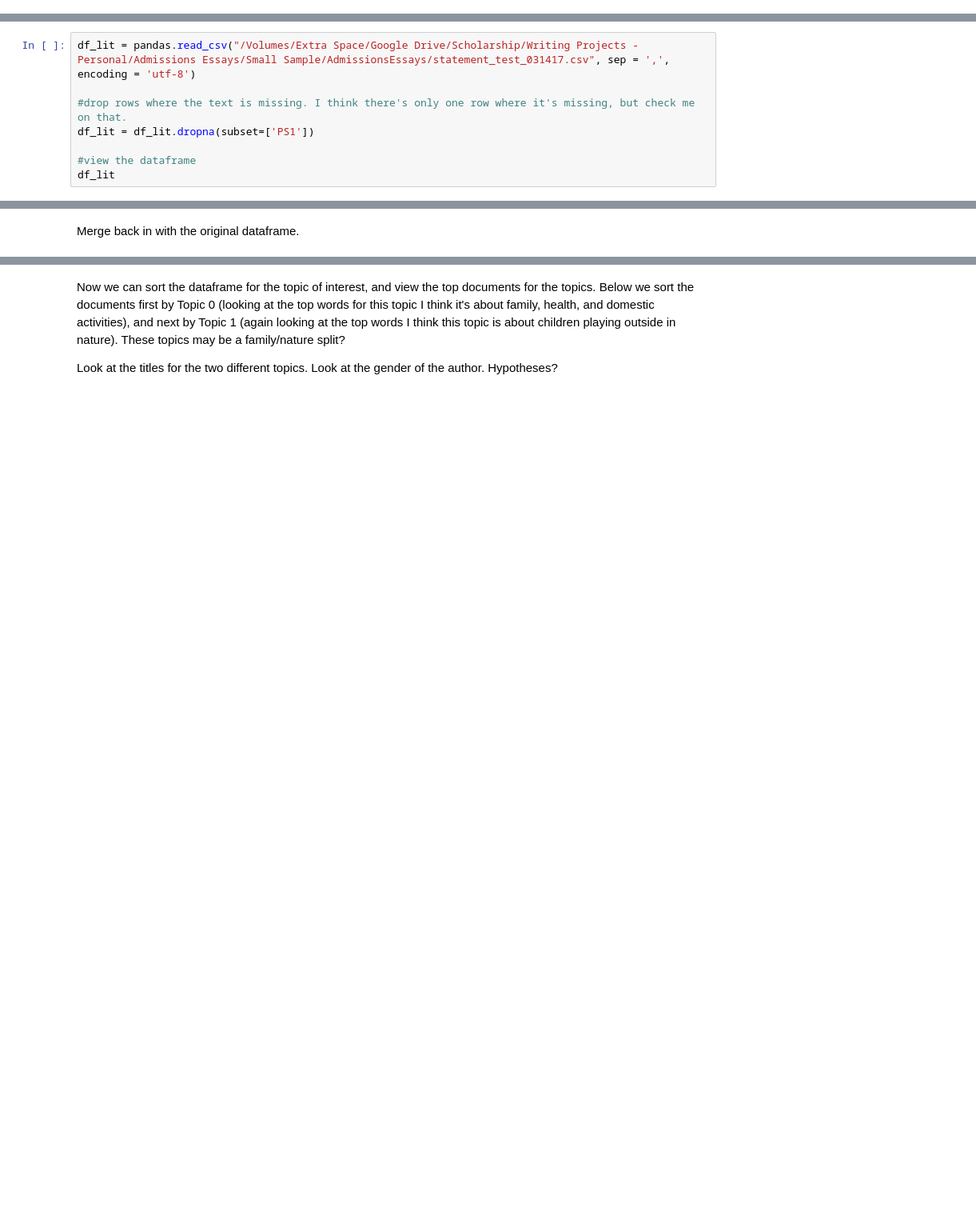
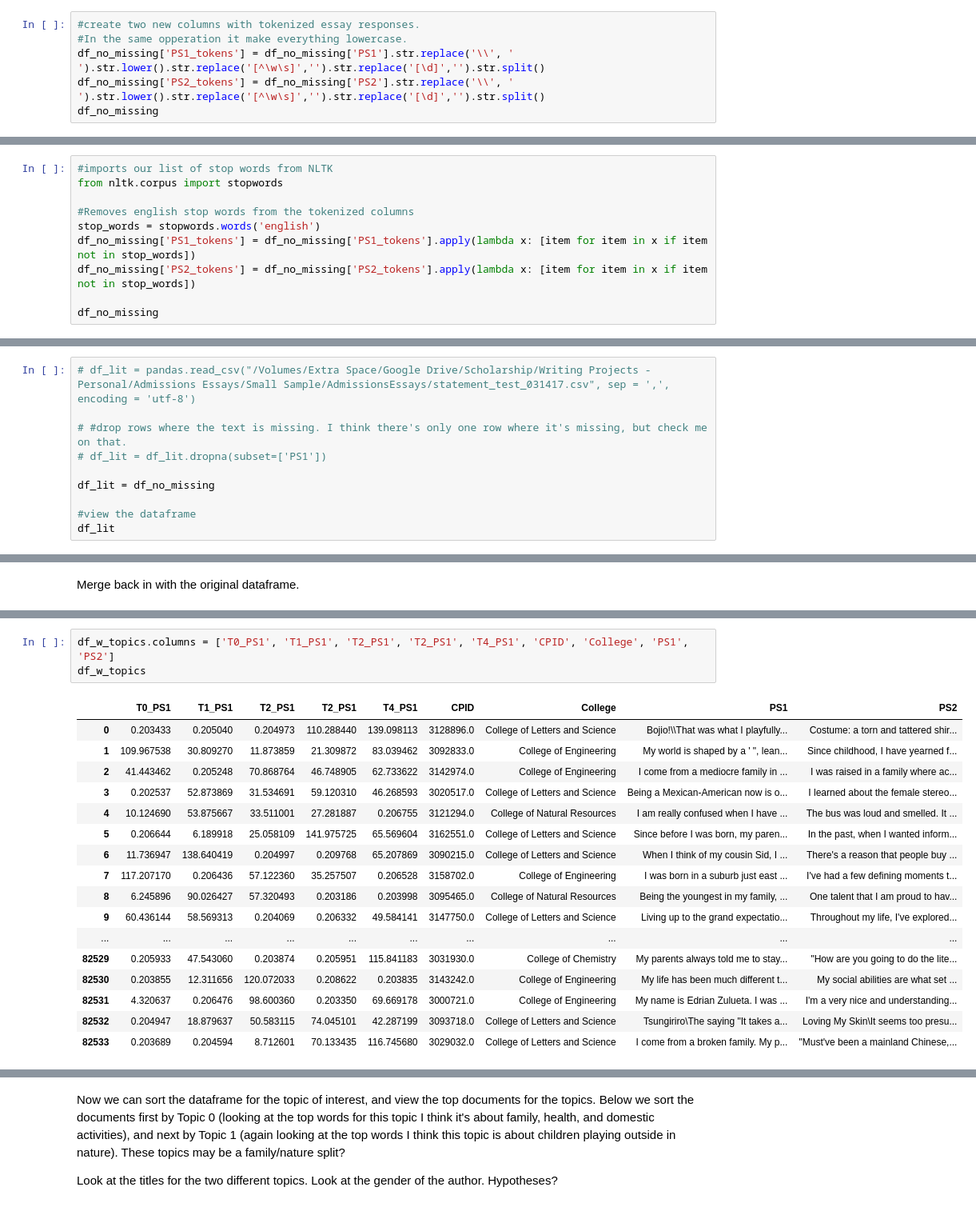
Before and after one commit to BeniamG/Admissions_Essays, a Jupyter notebook: Admissions_Essays_Full_Test_Topic_Modeling.ipynb, the cells around one changed output, grey strips where cells are left out. Shown at 80% size. Drawn from its saved outputs; the diff is of its cells as text; blank space fills up the shorter version.

```diff
--- a/Admissions_Essays_Full_Test_Topic_Modeling.ipynb
+++ b/Admissions_Essays_Full_Test_Topic_Modeling.ipynb
@@ -231,0 +332,6 @@ df_no_missing
+# %%
+#create two new columns with tokenized essay responses.
+#In the same opperation it make everything lowercase.
+df_no_missing['PS1_tokens'] = df_no_missing['PS1'].str.replace('\\', ' ').str.lower().str.replace('[^\w\s]','').str.replace('[\d]','').str.split()
+df_no_missing['PS2_tokens'] = df_no_missing['PS2'].str.replace('\\', ' ').str.lower().str.replace('[^\w\s]','').str.replace('[\d]','').str.split()
+df_no_missing
@@ -231,0 +366,10 @@ df_no_missing
+# %%
+#imports our list of stop words from NLTK
+from nltk.corpus import stopwords
+
+#Removes english stop words from the tokenized columns
+stop_words = stopwords.words('english')
+df_no_missing['PS1_tokens'] = df_no_missing['PS1_tokens'].apply(lambda x: [item for item in x if item not in stop_words])
+df_no_missing['PS2_tokens'] = df_no_missing['PS2_tokens'].apply(lambda x: [item for item in x if item not in stop_words])
+
+df_no_missing
@@ -477,10 +567,12 @@ That page has additional corpora, for those interested in exploring text analysi
 
 I did some minimal cleaning to get the children's literature data in .csv format for our use.
 # %%
-df_lit = pandas.read_csv("/Volumes/Extra Space/Google Drive/Scholarship/Writing Projects - Personal/Admissions Essays/Small Sample/AdmissionsEssays/statement_test_031417.csv", sep = ',', encoding = 'utf-8')
+# df_lit = pandas.read_csv("/Volumes/Extra Space/Google Drive/Scholarship/Writing Projects - Personal/Admissions Essays/Small Sample/AdmissionsEssays/statement_test_031417.csv", sep = ',', encoding = 'utf-8')
 
-#drop rows where the text is missing. I think there's only one row where it's missing, but check me on that.
-df_lit = df_lit.dropna(subset=['PS1'])
+# #drop rows where the text is missing. I think there's only one row where it's missing, but check me on that.
+# df_lit = df_lit.dropna(subset=['PS1'])
+
+df_lit = df_no_missing
 
 #view the dataframe
 df_lit
@@ -569,0 +739,21 @@ df_w_topics
+# %%
+df_w_topics.columns = ['T0_PS1', 'T1_PS1', 'T2_PS1', 'T2_PS1', 'T4_PS1', 'CPID', 'College', 'PS1', 'PS2']
+df_w_topics
+# %% [output]
+|  | T0_PS1 | T1_PS1 | T2_PS1 | T2_PS1 | T4_PS1 | CPID | College | PS1 | PS2 |
+| 0 | 0.203433 | 0.205040 | 0.204973 | 110.288440 | 139.098113 | 3128896.0 | College of Letters and Science | Bojio!\\That was what I playfully... | Costume: a torn and tattered shir... |
+| 1 | 109.967538 | 30.809270 | 11.873859 | 21.309872 | 83.039462 | 3092833.0 | College of Engineering | My world is shaped by a ' ", lean... | Since childhood, I have yearned f... |
+| 2 | 41.443462 | 0.205248 | 70.868764 | 46.748905 | 62.733622 | 3142974.0 | College of Engineering | I come from a mediocre family in ... | I was raised in a family where ac... |
+| 3 | 0.202537 | 52.873869 | 31.534691 | 59.120310 | 46.268593 | 3020517.0 | College of Letters and Science | Being a Mexican-American now is o... | I learned about the female stereo... |
+| 4 | 10.124690 | 53.875667 | 33.511001 | 27.281887 | 0.206755 | 3121294.0 | College of Natural Resources | I am really confused when I have ... | The bus was loud and smelled. It ... |
+| 5 | 0.206644 | 6.189918 | 25.058109 | 141.975725 | 65.569604 | 3162551.0 | College of Letters and Science | Since before I was born, my paren... | In the past, when I wanted inform... |
+| 6 | 11.736947 | 138.640419 | 0.204997 | 0.209768 | 65.207869 | 3090215.0 | College of Letters and Science | When I think of my cousin Sid, I ... | There's a reason that people buy ... |
+| 7 | 117.207170 | 0.206436 | 57.122360 | 35.257507 | 0.206528 | 3158702.0 | College of Engineering | I was born in a suburb just east ... | I've had a few defining moments t... |
+| 8 | 6.245896 | 90.026427 | 57.320493 | 0.203186 | 0.203998 | 3095465.0 | College of Natural Resources | Being the youngest in my family, ... | One talent that I am proud to hav... |
+| 9 | 60.436144 | 58.569313 | 0.204069 | 0.206332 | 49.584141 | 3147750.0 | College of Letters and Science | Living up to the grand expectatio... | Throughout my life, I've explored... |
+| ... | ... | ... | ... | ... | ... | ... | ... | ... | ... |
+| 82529 | 0.205933 | 47.543060 | 0.203874 | 0.205951 | 115.841183 | 3031930.0 | College of Chemistry | My parents always told me to stay... | "How are you going to do the lite... |
+| 82530 | 0.203855 | 12.311656 | 120.072033 | 0.208622 | 0.203835 | 3143242.0 | College of Engineering | My life has been much different t... | My social abilities are what set ... |
+| 82531 | 4.320637 | 0.206476 | 98.600360 | 0.203350 | 69.669178 | 3000721.0 | College of Engineering | My name is Edrian Zulueta. I was ... | I'm a very nice and understanding... |
+| 82532 | 0.204947 | 18.879637 | 50.583115 | 74.045101 | 42.287199 | 3093718.0 | College of Letters and Science | Tsungiriro\The saying "It takes a... | Loving My Skin\It seems too presu... |
+| 82533 | 0.203689 | 0.204594 | 8.712601 | 70.133435 | 116.745680 | 3029032.0 | College of Letters and Science | I come from a broken family. My p... | "Must've been a mainland Chinese,... |
```
Also changed, not shown: parts of 70 cells of this notebook.
